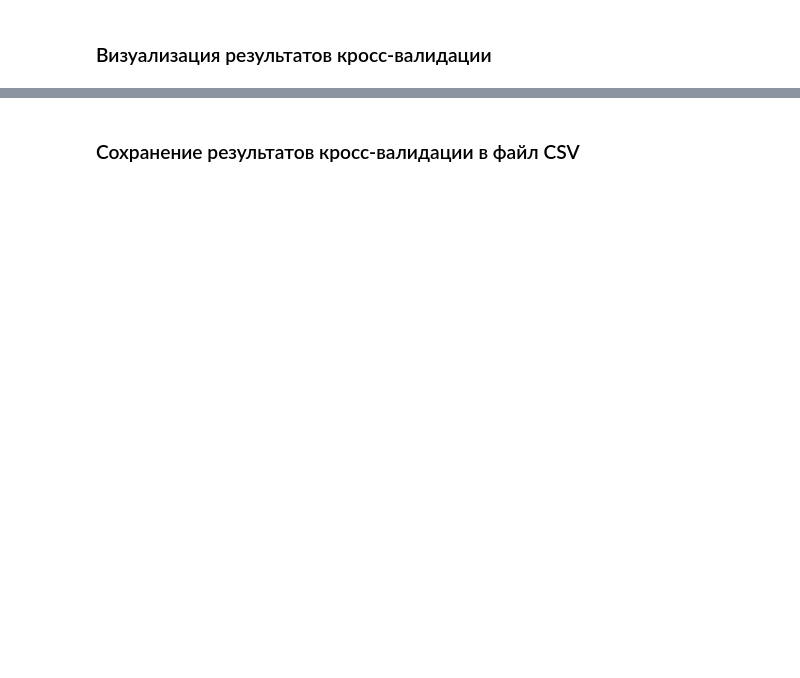
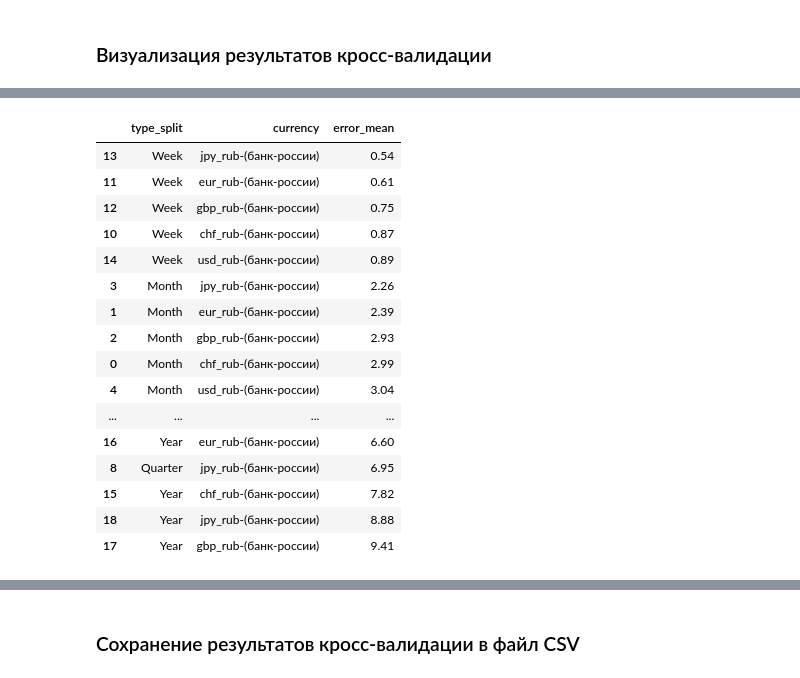
Before and after one commit to uc20100/Diplom-2024, a Jupyter notebook: diplom_2024.ipynb, the cells around one changed output, grey strips where cells are left out. Cells and saved outputs as stored; diff of their text form; code cells hidden in the pictures; blank space fills up the shorter version.

```diff
--- a/diplom_2024.ipynb
+++ b/diplom_2024.ipynb
@@ -453,5 +459,5 @@ def mape(y_test, y_pred):
     :param  y_pred: предсказанные значения таргета,
     :return: возвращает ошибку предсказания в процентах.
     '''
-    return abs((y_test.mean() - y_pred.mean()) / y_pred.mean()) * 100
+    return abs((y_test.mean() - y_pred.mean()) / y_test.mean()) * 100
 # %% [markdown]
@@ -459,7 +465,7 @@ def mape(y_test, y_pred):
 # %%
 def split_on_time_series(data, start_year, number_splits, type_split, target_name):
     '''
-    Функция-генератор, разбивает на train и test, на временном ряду.
+    Функция-генератор, разбивает временной ряд на train и test.
 
     :param  data: датафрем с данными,
     :param  start_year: год с которого будем разбивать,
@@ -517,8 +523,8 @@ def split_on_time_series(data, start_year, number_splits, type_split, target_nam
     for row in range(number_splits):
         # Добавляем данные из предыдущего цикла, если он не первый
         if triger:
-            X_train = pd.concat([X_train, X_test])
-            y_train = pd.concat([y_train, y_test])
+            X_train = pd.concat([X_train, X_test]).sort_index(ascending=False)
+            y_train = pd.concat([y_train, y_test]).sort_index(ascending=False)
         else:
             triger = True
         # Читаем строчку сводной таблицы
@@ -538,7 +544,7 @@ def split_on_time_series(data, start_year, number_splits, type_split, target_nam
         summary = f'Train({X_train.index.min().strftime('%d.%m.%Y')}-{X_train.index.max().strftime('%d.%m.%Y')}, X.shape{X_train.shape}, y.shape{y_train.shape}), ' \
                   f'Test({X_test.index.min().strftime('%d.%m.%Y')}-{X_test.index.max().strftime('%d.%m.%Y')}, X.shape{X_test.shape}, y.shape{y_test.shape})'
         # Запишем переменные времени, для графика
-        time_point_test = X_test.index.max()
+        time_point_test = X_test.index.min()
 
 
         yield X_train, y_train, X_test, y_test, summary, time_point_test
@@ -680,0 +829,22 @@ plt.show()
+# %%
+# Сгруппируем средние значения в зависимости от типа разбиения и валюты
+cv_info_mean = cv_info.groupby(['type_split', 'currency'], as_index=False).agg({'error':'mean'}).rename(columns={'error':'error_mean'}).sort_values(by='error_mean')
+cv_info_mean
+# %% [output]
+|  | type_split | currency | error_mean |
+| 13 | Week | jpy_rub-(банк-россии) | 0.54 |
+| 11 | Week | eur_rub-(банк-россии) | 0.61 |
+| 12 | Week | gbp_rub-(банк-россии) | 0.75 |
+| 10 | Week | chf_rub-(банк-россии) | 0.87 |
+| 14 | Week | usd_rub-(банк-россии) | 0.89 |
+| 3 | Month | jpy_rub-(банк-россии) | 2.26 |
+| 1 | Month | eur_rub-(банк-россии) | 2.39 |
+| 2 | Month | gbp_rub-(банк-россии) | 2.93 |
+| 0 | Month | chf_rub-(банк-россии) | 2.99 |
+| 4 | Month | usd_rub-(банк-россии) | 3.04 |
+| ... | ... | ... | ... |
+| 16 | Year | eur_rub-(банк-россии) | 6.60 |
+| 8 | Quarter | jpy_rub-(банк-россии) | 6.95 |
+| 15 | Year | chf_rub-(банк-россии) | 7.82 |
+| 18 | Year | jpy_rub-(банк-россии) | 8.88 |
+| 17 | Year | gbp_rub-(банк-россии) | 9.41 |
```
Also changed, not shown: parts of 20 cells of this notebook.
